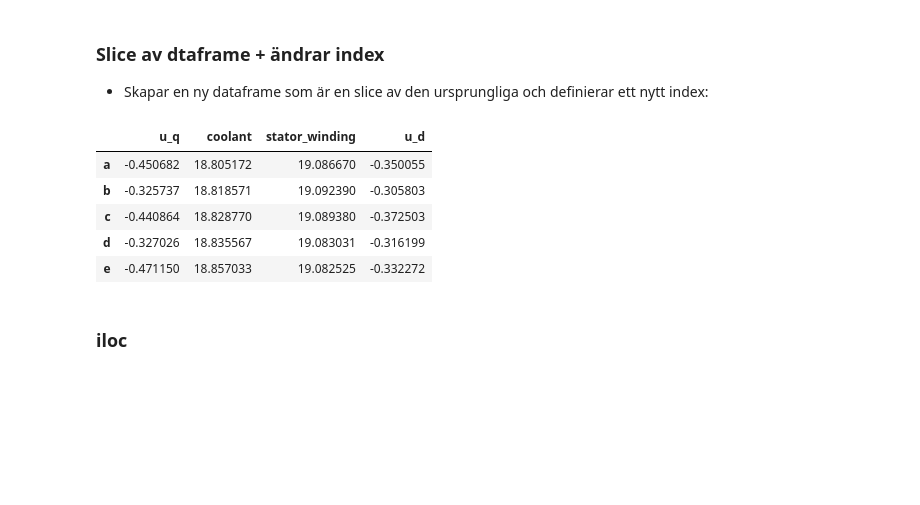
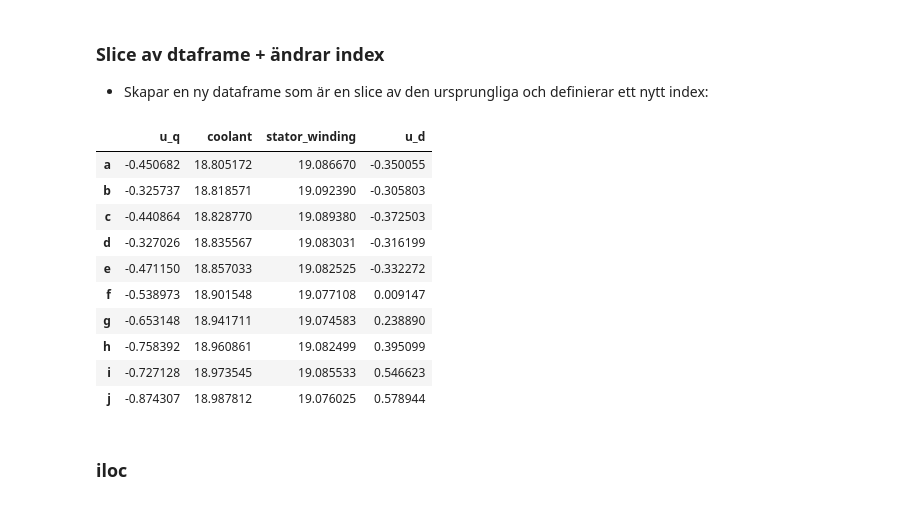
Before and after one commit to dancla240/Python-General-Learn, a Jupyter notebook: pandas_practice.ipynb, the cells around one changed output. Drawn from its saved outputs; the diff is of its cells as text; code cells hidden in the pictures; blank space fills up the shorter version.

```diff
--- a/pandas_practice.ipynb
+++ b/pandas_practice.ipynb
@@ -53,16 +53,21 @@ memory usage: 132.0 MB
 ### Slice av dtaframe + ändrar index
 - Skapar en ny dataframe som är en slice av den ursprungliga och definierar ett nytt index:
 # %%
-df_new = df.iloc[:5,:4]
-df_new.index = ['a', 'b', 'c', 'd', 'e']
+df_new = df.iloc[:10,:4]
+df_new.index = ['a', 'b', 'c', 'd', 'e', 'f', 'g', 'h', 'i', 'j']
 display(df_new)
 # %% [output]
 |  | u_q | coolant | stator_winding | u_d |
 | a | -0.450682 | 18.805172 | 19.086670 | -0.350055 |
 | b | -0.325737 | 18.818571 | 19.092390 | -0.305803 |
 | c | -0.440864 | 18.828770 | 19.089380 | -0.372503 |
 | d | -0.327026 | 18.835567 | 19.083031 | -0.316199 |
 | e | -0.471150 | 18.857033 | 19.082525 | -0.332272 |
+| f | -0.538973 | 18.901548 | 19.077108 | 0.009147 |
+| g | -0.653148 | 18.941711 | 19.074583 | 0.238890 |
+| h | -0.758392 | 18.960861 | 19.082499 | 0.395099 |
+| i | -0.727128 | 18.973545 | 19.085533 | 0.546623 |
+| j | -0.874307 | 18.987812 | 19.076025 | 0.578944 |
 # %% [markdown]
 ### iloc
 # %%
```
Also changed, not shown: parts of 3 cells of this notebook.
